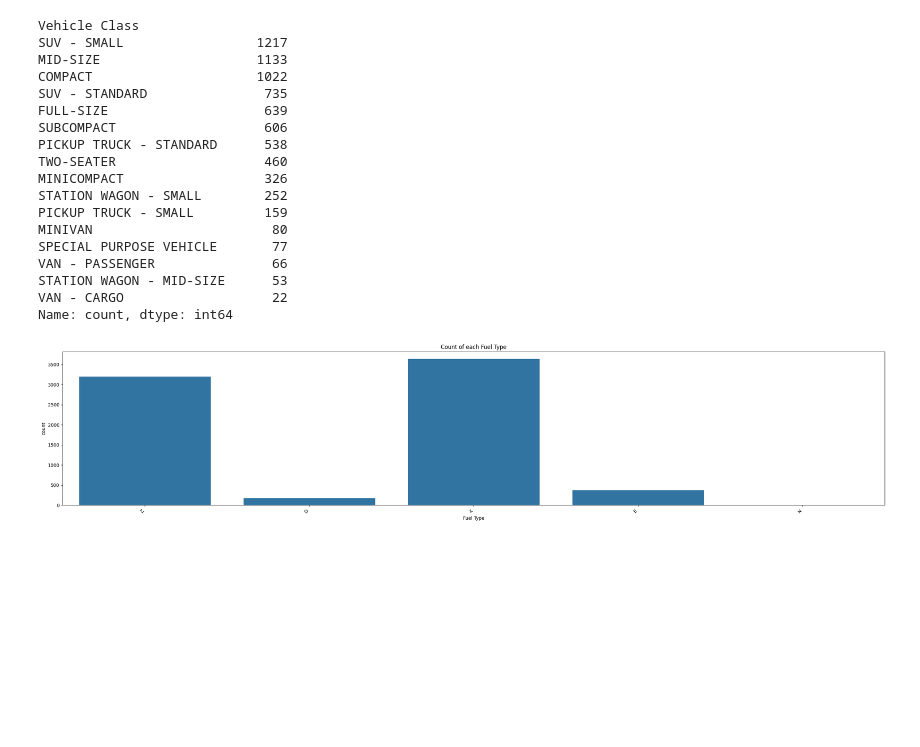
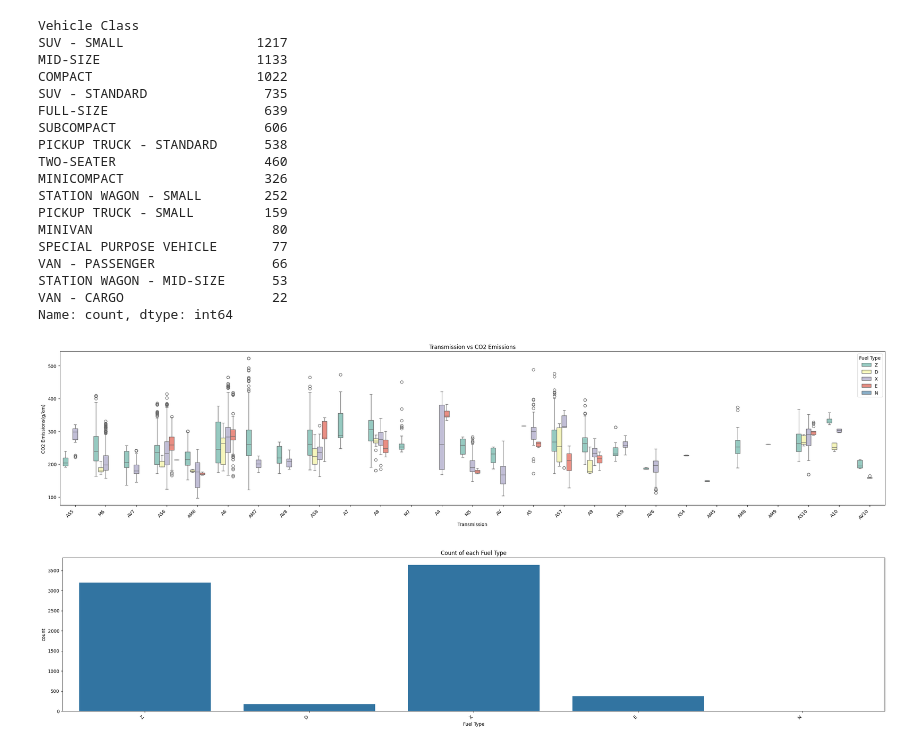
Before and after one commit to Hoseinrajabi1997/co2-emission, a Jupyter notebook: regression-co2-prediction.ipynb, the cells around one changed output. Saved outputs shown, nothing was run; the diff lists cells and outputs as text; code cells hidden in the pictures; blank space fills up the shorter version.

```diff
--- a/regression-co2-prediction.ipynb
+++ b/regression-co2-prediction.ipynb
@@ -169,6 +169,14 @@ encoder = OneHotEncoder(sparse_output=False)
 encoded_features = encoder.fit_transform(df[["Make"]])
 encoded_df = pd.DataFrame(encoded_features, columns=encoder.get_feature_names_out())
 df = pd.concat([df.drop(["Make"], axis=1), encoded_df], axis=1)
+# %%
+plt.figure(figsize=(32, 6))
+ax = sns.boxplot(data=df, x='Transmission',y='CO2 Emissions(g/km)',hue='Fuel Type', palette='Set3')
+plt.title('Transmission vs CO2 Emissions')
+ax.set_xticklabels(ax.get_xticklabels(), rotation=45, ha="right", fontsize=10)
+plt.show()
+# %% [output]
+[figure, added]
 # %%
 plt.figure(figsize=(32, 6))
 ax = sns.countplot(data=df, x='Fuel Type')
```
Also changed, not shown: parts of 6 cells of this notebook.
